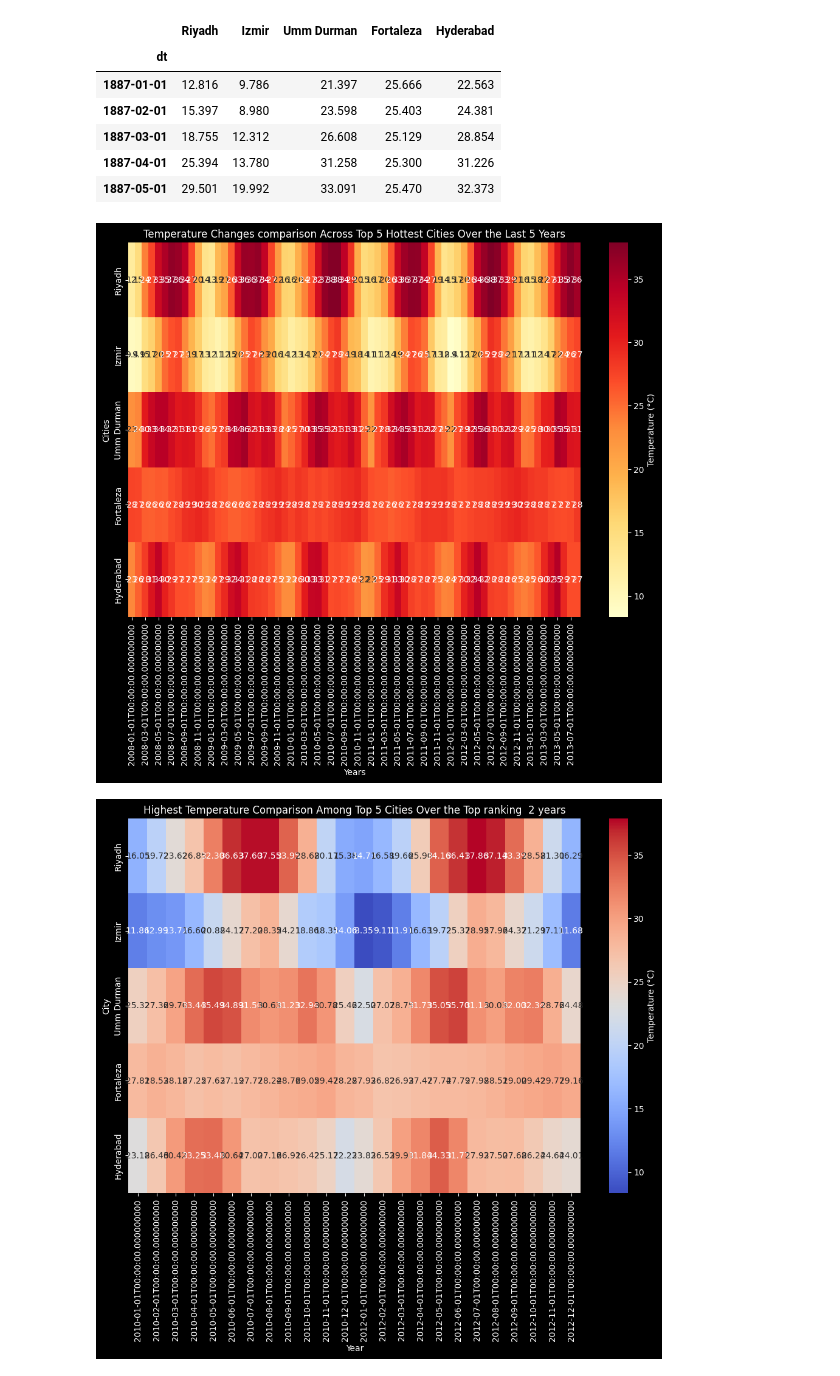
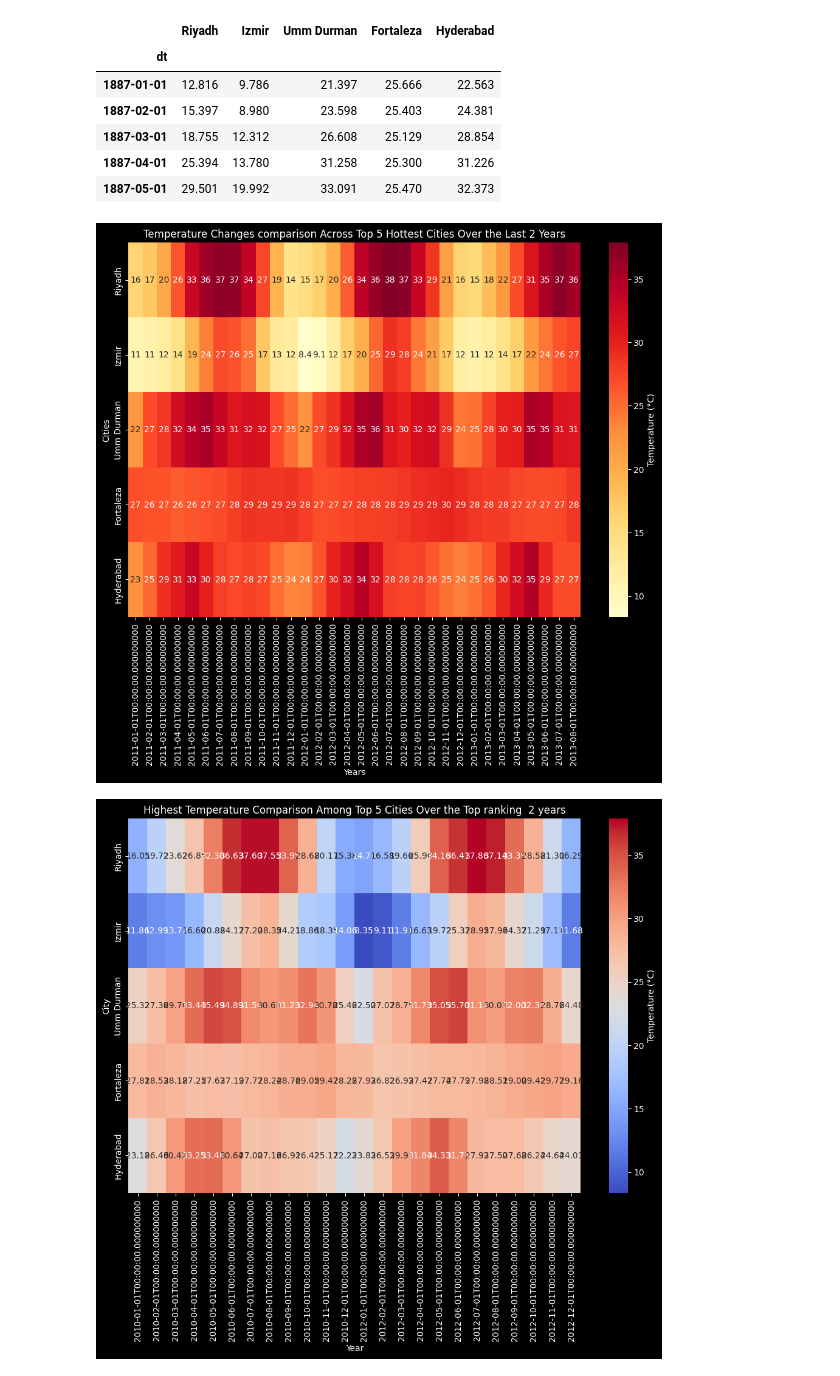
Before and after one commit to sergiopicascia/dscoding-projects, a Jupyter notebook: Viola.Awor/weatherproject.ipynb, the cells around one changed output. Saved outputs shown, nothing was run; the diff lists cells and outputs as text; code cells hidden in the pictures.

```diff
--- a/Viola.Awor/weatherproject.ipynb
+++ b/Viola.Awor/weatherproject.ipynb
@@ -202,20 +210,20 @@ df_MajorCity_dt_viz.head()
 # %%
 
 
 # showing comparison in hight  average temperature ranges among the top five cities.
 
 # Filtering the last 5 years
-df_MajorCity_dt_viz = df_MajorCity_dt_viz[df_MajorCity_dt_viz.index.year >= (df_MajorCity_dt_viz.index.year.max() -5)]
+df_MajorCity_dt_viz = df_MajorCity_dt_viz[df_MajorCity_dt_viz.index.year >= (df_MajorCity_dt_viz.index.year.max() -2)]
 
 # Plot heatmap
 plt.figure(figsize=(12, 8))
 sns.heatmap(df_MajorCity_dt_viz.transpose(), cmap='YlOrRd',  annot=True, cbar_kws={'label': 'Temperature (°C)'})
 plt.xlabel('Years')
 plt.ylabel('Cities')
-plt.title('Temperature Changes comparison Across Top 5 Hottest Cities Over the Last 5 Years')
+plt.title('Temperature Changes comparison Across Top 5 Hottest Cities Over the Last 2 Years')
 plt.show()
 # %% [output]
-[figure, old version]
+[figure, new version]
 # %%
 
 
```
Also changed, not shown: parts of 1 cell of this notebook, 2 other files.
